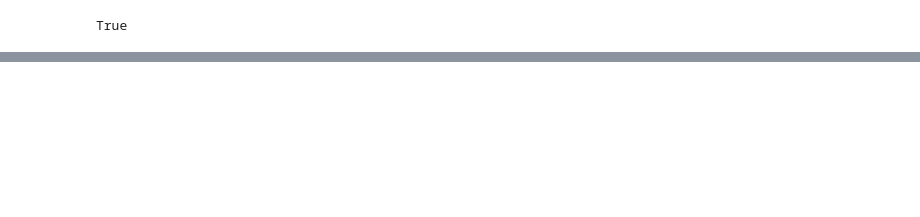
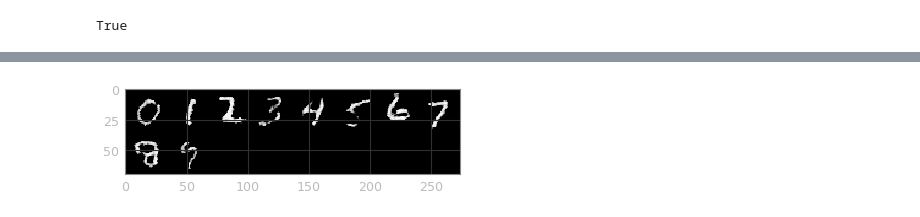
Before and after one commit to xtwxfxk/left5, a Jupyter notebook: pytorch/x_cnn_cgan.ipynb, the cells around one changed output, grey strips where cells are left out. Cells and saved outputs as stored; diff of their text form; code cells hidden in the pictures; blank space fills up the shorter version.

```diff
--- a/pytorch/x_cnn_cgan.ipynb
+++ b/pytorch/x_cnn_cgan.ipynb
@@ -308,0 +309,10 @@ plt.show()
+# %%
+words = np.arange(10)
+l = torch.from_numpy(words).cuda()
+z = torch.randn(words.size, z_dimension).to(device)
+images = G(z, l)
+# save_image(images, 'xx.png')
+plt.imshow(Image.fromarray(make_grid(images).mul(255).clamp(0, 255).byte().permute(1, 2, 0).cpu().numpy()))
+plt.show()
+# %% [output]
+[figure, added]
```
Also changed, not shown: parts of 2 cells of this notebook, 15 other files.
